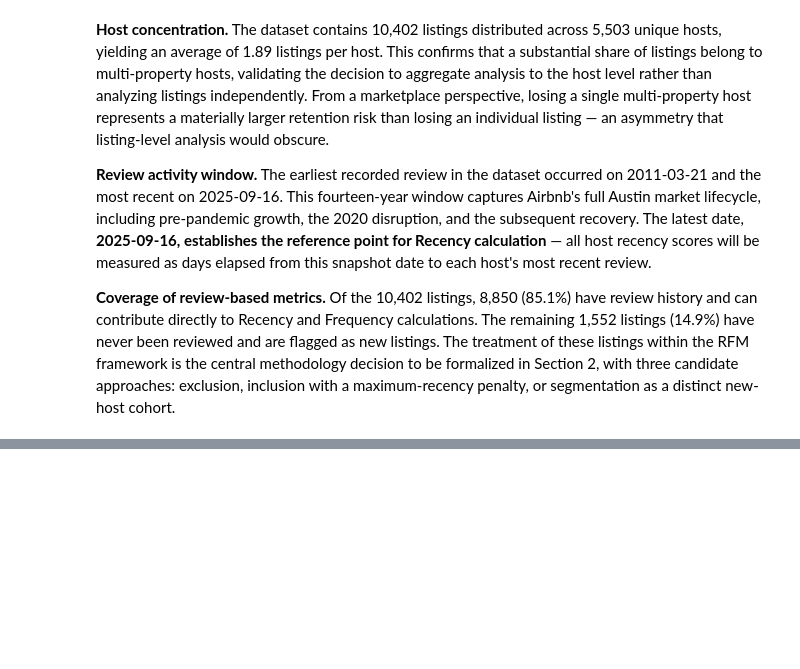
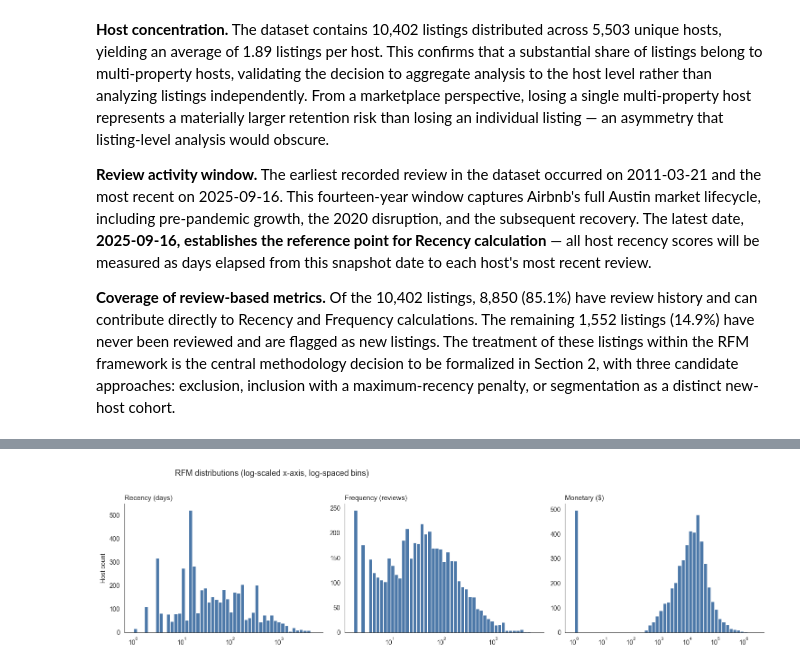
Before and after one commit to Cijan540/my-project-2-rfm-segmentation, a Jupyter notebook: rfm_analysis.ipynb, the cells around one changed output, grey strips where cells are left out. Cells and saved outputs as stored; diff of their text form; code cells hidden in the pictures; blank space fills up the shorter version.

```diff
--- a/rfm_analysis.ipynb
+++ b/rfm_analysis.ipynb
@@ -165,0 +198,20 @@ Listings without:      1,552
+# %%
+# Separate listings with review history from new listings.
+# The main RFM analysis proceeds on df_active.
+# df_new is retained for the New Host Cohort analysis later in the notebook.
+
+df_active = df[df['is_new_listing'] == False].copy()
+df_new    = df[df['is_new_listing'] == True].copy()
+
+# Convert last_review to proper datetime dtype for downstream arithmetic
+df_active['last_review'] = pd.to_datetime(df_active['last_review'])
+
+print("Dataset split")
+print("-" * 40)
+print(f"Active listings (with reviews):   {len(df_active):,}")
+print(f"New listings (no review history): {len(df_new):,}")
+print(f"Total:                            {len(df_active) + len(df_new):,}")
+
+print("\nActive listings — unique hosts")
+print("-" * 40)
+print(f"Unique hosts in df_active: {df_active['host_id'].nunique():,}")
@@ -165,0 +307,26 @@ Listings without:      1,552
+# %%
+# Histogram of each RFM dimension, log-scaled x-axis.
+# Bins are generated with np.logspace so bin widths are uniform in log-space,
+# producing a readable distribution shape rather than one dominant bar.
+fig, axes = plt.subplots(1, 3, figsize=(15, 4))
+
+for ax, col, title in zip(
+    axes,
+    ['recency', 'frequency', 'monetary'],
+    ['Recency (days)', 'Frequency (reviews)', 'Monetary ($)']
+):
+    data = rfm[col] + 1   # +1 shift avoids log(0) for hosts at the zero boundary
+    bins = np.logspace(np.log10(data.min()), np.log10(data.max()), 50)
+    ax.hist(data, bins=bins, color='#4C78A8', edgecolor='white')
+    ax.set_xscale('log')
+    ax.set_title(title, fontsize=11, loc='left')
+    ax.set_xlabel('')
+    ax.set_ylabel('Host count' if col == 'recency' else '')
+
+plt.suptitle('RFM distributions (log-scaled x-axis, log-spaced bins)',
+             fontsize=13, y=1.02, x=0.12, ha='left')
+plt.tight_layout()
+plt.savefig('outputs/fig_01_rfm_distributions.png', dpi=150, bbox_inches='tight')
+plt.show()
+# %% [output]
+[figure, added]
```
Also changed, not shown: parts of 11 cells of this notebook.
